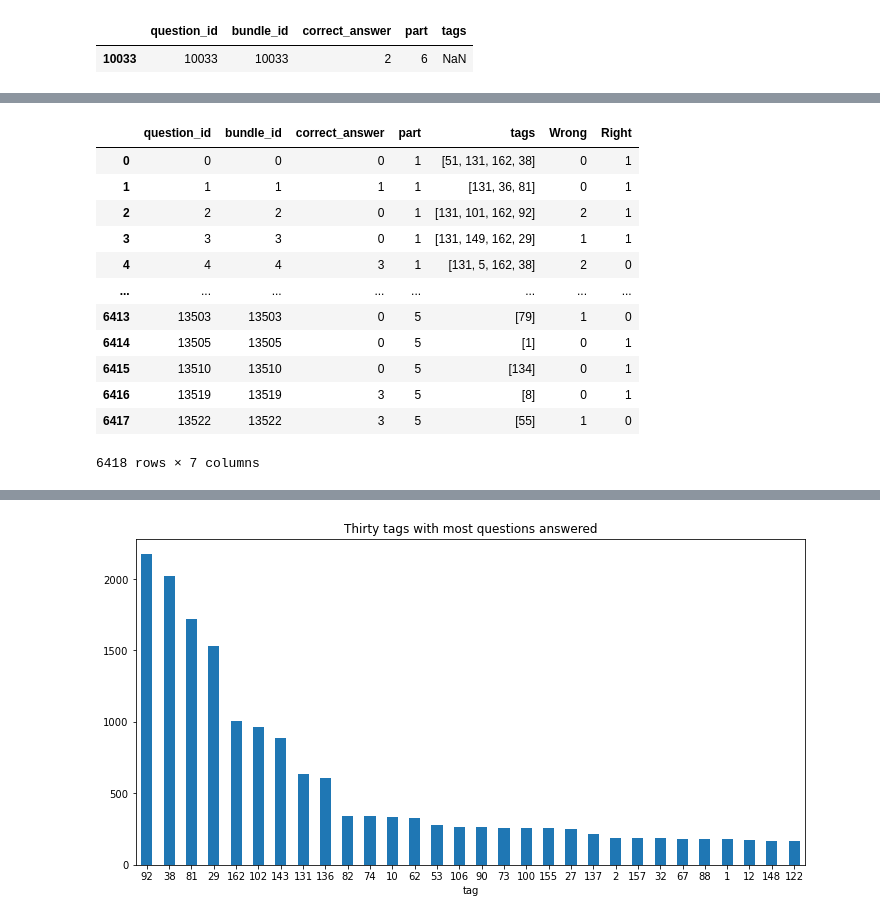
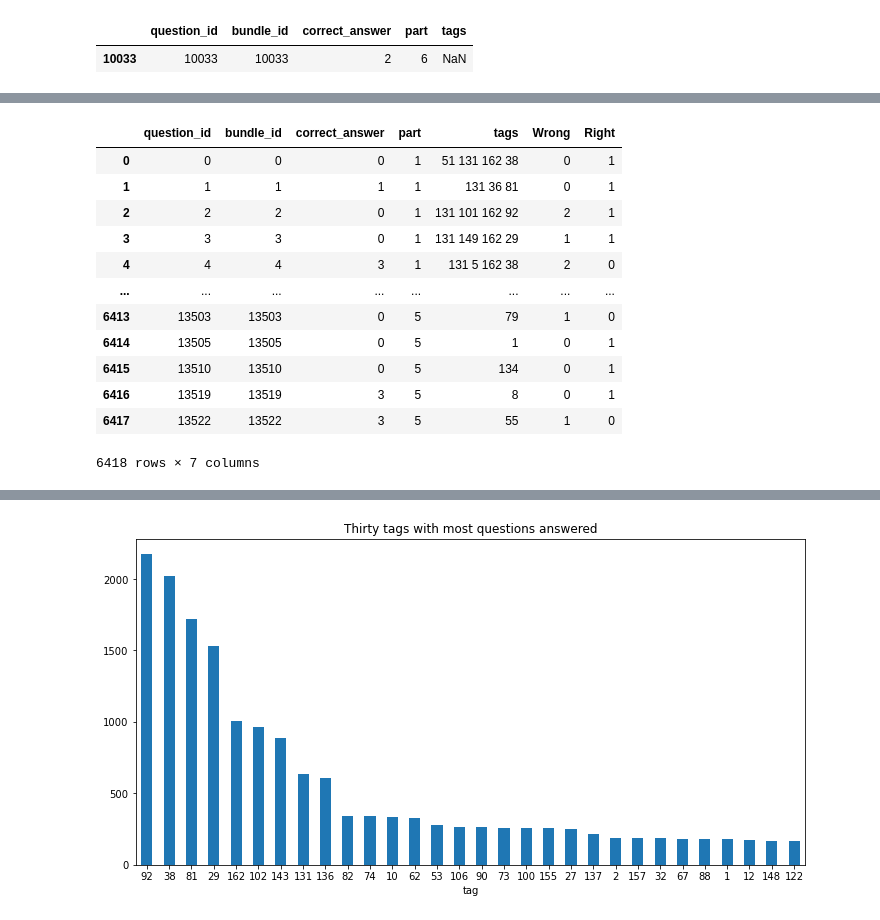
Before and after one commit to ingu627/answer_correctness, a Jupyter notebook: pre_questions.ipynb, the cells around one changed output, grey strips where cells are left out. Saved outputs shown, nothing was run; the diff lists cells and outputs as text; code cells hidden in the pictures.

```diff
--- a/pre_questions.ipynb
+++ b/pre_questions.ipynb
@@ -158,32 +210,29 @@ len(tags) #중복되지 않은 tags의 수는 188개
 # %%
-tags_list = [x.split() for x in questions.tags.values]
-questions['tags'] = tags_list
-questions.head()
-
 correct = train[train.answered_correctly != -1].groupby(["content_id", 'answered_correctly'], as_index=False).size()
+correct = correct.pivot(index= "content_id", columns='answered_correctly', values='size')
 correct
-correct = correct.pivot(index= "content_id", columns='answered_correctly', values='size')
 correct.columns = ['Wrong', 'Right']
 correct
 correct = correct.fillna(0) #결측값을 0으로 채움
+correct
 correct[['Wrong', 'Right']] = correct[['Wrong', 'Right']].astype(int)
 correct
 
 questions = questions.merge(correct, left_on = "question_id", right_on = "content_id")
 questions
 # %% [output]
 |  | question_id | bundle_id | correct_answer | part | tags | Wrong | Right |
-| 0 | 0 | 0 | 0 | 1 | [51, 131, 162, 38] | 0 | 1 |
-| 1 | 1 | 1 | 1 | 1 | [131, 36, 81] | 0 | 1 |
-| 2 | 2 | 2 | 0 | 1 | [131, 101, 162, 92] | 2 | 1 |
-| 3 | 3 | 3 | 0 | 1 | [131, 149, 162, 29] | 1 | 1 |
-| 4 | 4 | 4 | 3 | 1 | [131, 5, 162, 38] | 2 | 0 |
+| 0 | 0 | 0 | 0 | 1 | 51 131 162 38 | 0 | 1 |
+| 1 | 1 | 1 | 1 | 1 | 131 36 81 | 0 | 1 |
+| 2 | 2 | 2 | 0 | 1 | 131 101 162 92 | 2 | 1 |
+| 3 | 3 | 3 | 0 | 1 | 131 149 162 29 | 1 | 1 |
+| 4 | 4 | 4 | 3 | 1 | 131 5 162 38 | 2 | 0 |
 | ... | ... | ... | ... | ... | ... | ... | ... |
-| 6413 | 13503 | 13503 | 0 | 5 | [79] | 1 | 0 |
-| 6414 | 13505 | 13505 | 0 | 5 | [1] | 0 | 1 |
-| 6415 | 13510 | 13510 | 0 | 5 | [134] | 0 | 1 |
-| 6416 | 13519 | 13519 | 3 | 5 | [8] | 0 | 1 |
-| 6417 | 13522 | 13522 | 3 | 5 | [55] | 1 | 0 |
+| 6413 | 13503 | 13503 | 0 | 5 | 79 | 1 | 0 |
+| 6414 | 13505 | 13505 | 0 | 5 | 1 | 0 | 1 |
+| 6415 | 13510 | 13510 | 0 | 5 | 134 | 0 | 1 |
+| 6416 | 13519 | 13519 | 3 | 5 | 8 | 0 | 1 |
+| 6417 | 13522 | 13522 | 3 | 5 | 55 | 1 | 0 |
 6418 rows × 7 columns
 # %%
 questions.tags.values
```
Also changed, not shown: parts of 13 cells of this notebook.
